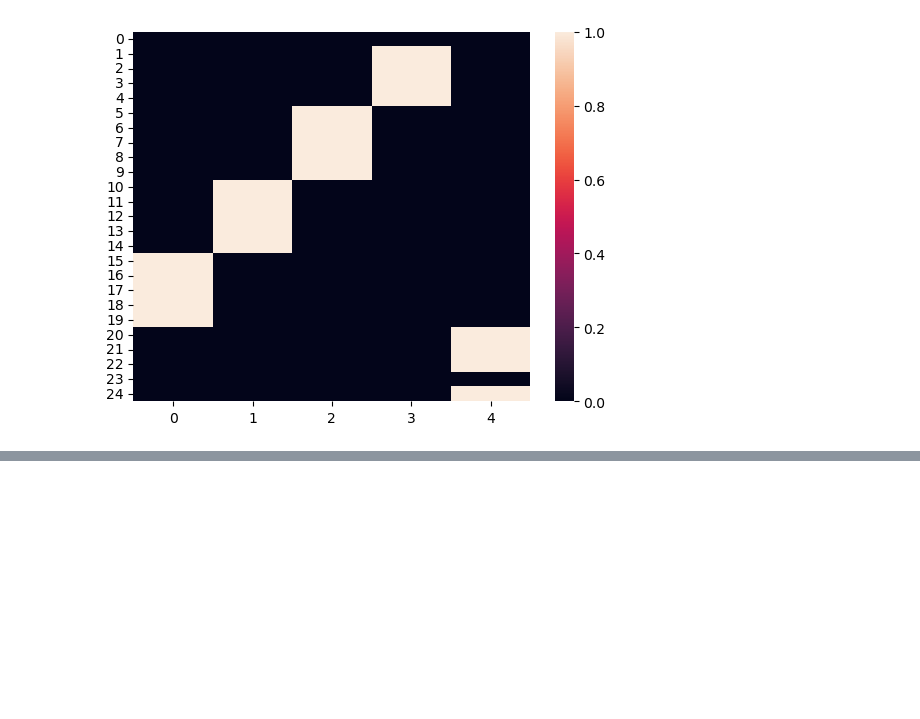
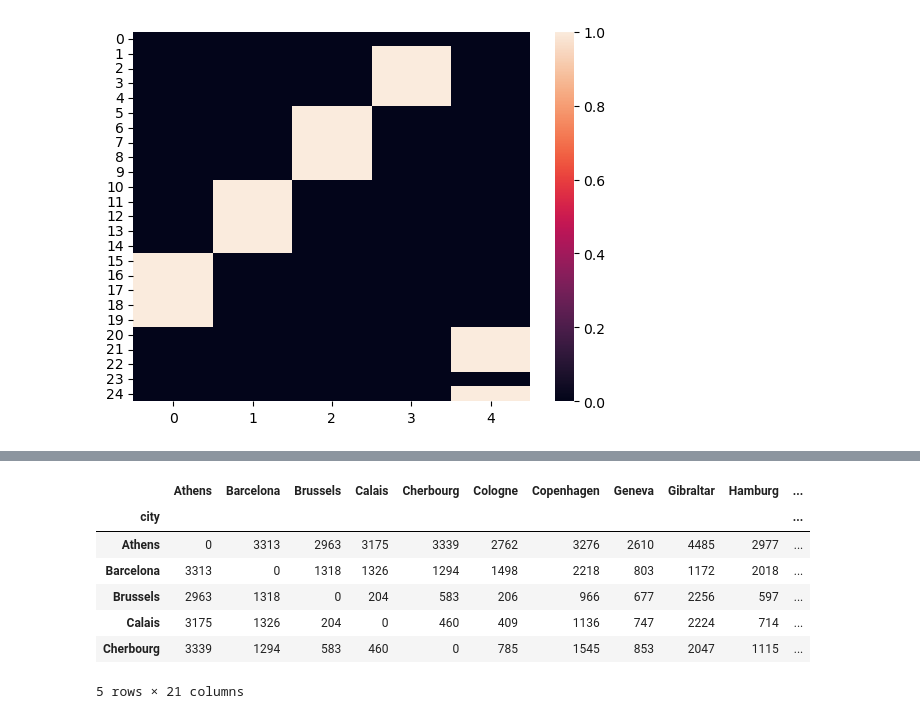
Before and after one commit to klee30810/ADP-study, a Jupyter notebook: stats/kwak/Chap 09. 차원분석.ipynb, the cells around one changed output, grey strips where cells are left out. Cells and saved outputs as stored; diff of their text form; code cells hidden in the pictures; blank space fills up the shorter version.

```diff
--- a/stats/kwak/Chap 09. 차원분석.ipynb
+++ b/stats/kwak/Chap 09. 차원분석.ipynb
@@ -237,0 +245,12 @@ sns.heatmap(fa_valid.values > 0.4);
+# %%
+euro = pd.read_csv("../data/kwak/eurodist.csv", index_col=0)
+euro.head()
+# %% [output]
+|  | Athens | Barcelona | Brussels | Calais | Cherbourg | Cologne | Copenhagen | Geneva | Gibraltar | Hamburg | ... |
+| city |  |  |  |  |  |  |  |  |  |  | ... |
+| Athens | 0 | 3313 | 2963 | 3175 | 3339 | 2762 | 3276 | 2610 | 4485 | 2977 | ... |
+| Barcelona | 3313 | 0 | 1318 | 1326 | 1294 | 1498 | 2218 | 803 | 1172 | 2018 | ... |
+| Brussels | 2963 | 1318 | 0 | 204 | 583 | 206 | 966 | 677 | 2256 | 597 | ... |
+| Calais | 3175 | 1326 | 204 | 0 | 460 | 409 | 1136 | 747 | 2224 | 714 | ... |
+| Cherbourg | 3339 | 1294 | 583 | 460 | 0 | 785 | 1545 | 853 | 2047 | 1115 | ... |
+5 rows × 21 columns
```
Also changed, not shown: parts of 5 cells of this notebook.
